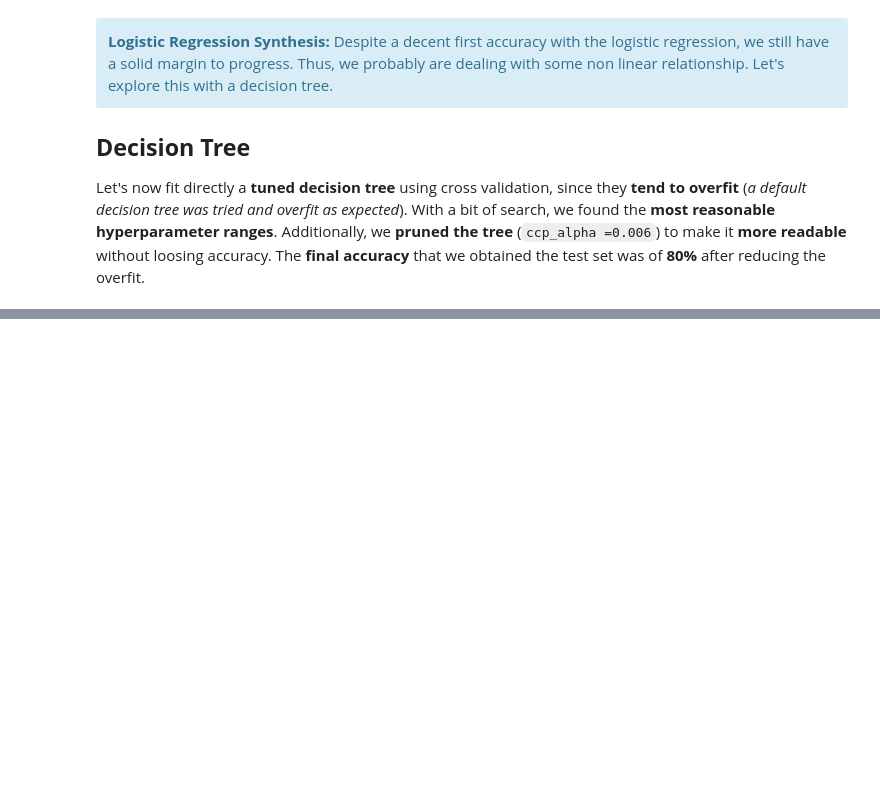
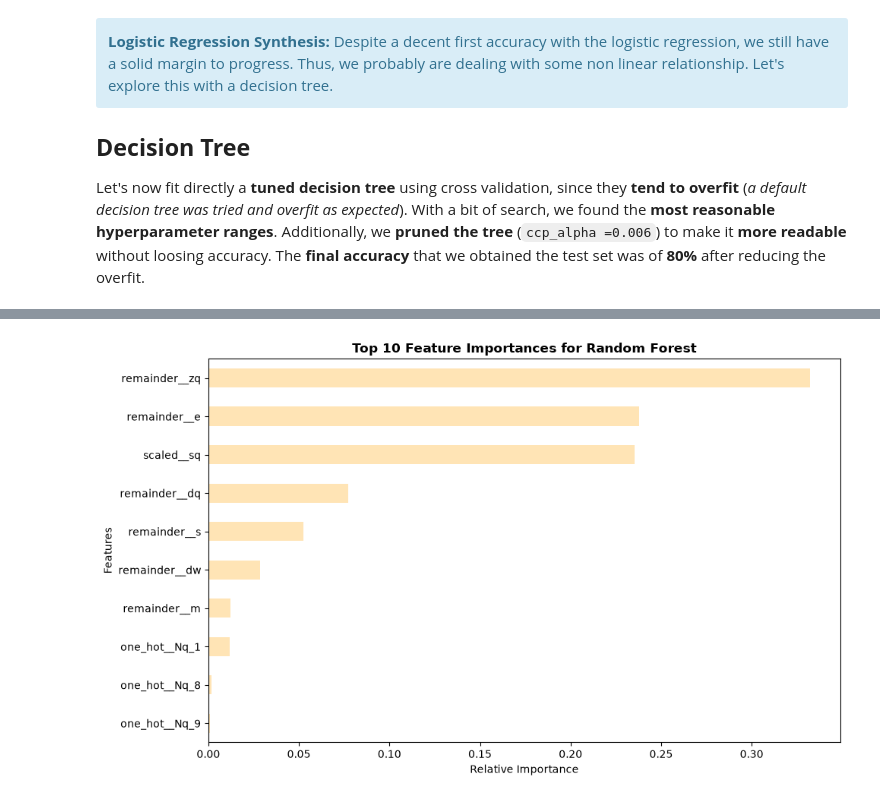
Before and after one commit to EnvinyatarTheRenewer/ant_life_cycle_simulation_and_ml, a Jupyter notebook: ant_project.ipynb, the cells around one changed output, grey strips where cells are left out. Cells and saved outputs as stored; diff of their text form; code cells hidden in the pictures; blank space fills up the shorter version.

```diff
--- a/ant_project.ipynb
+++ b/ant_project.ipynb
@@ -855,0 +734,5 @@ plt.show()
+# %%
+### --- Feature Importance Plot for Random Forest --- ###
+feat_imp_plot(preprocess = ct, model = best_rf_model, model_name = 'Random Forest')
+# %% [output]
+[figure, added]
```
Also changed, not shown: parts of 46 cells of this notebook.
